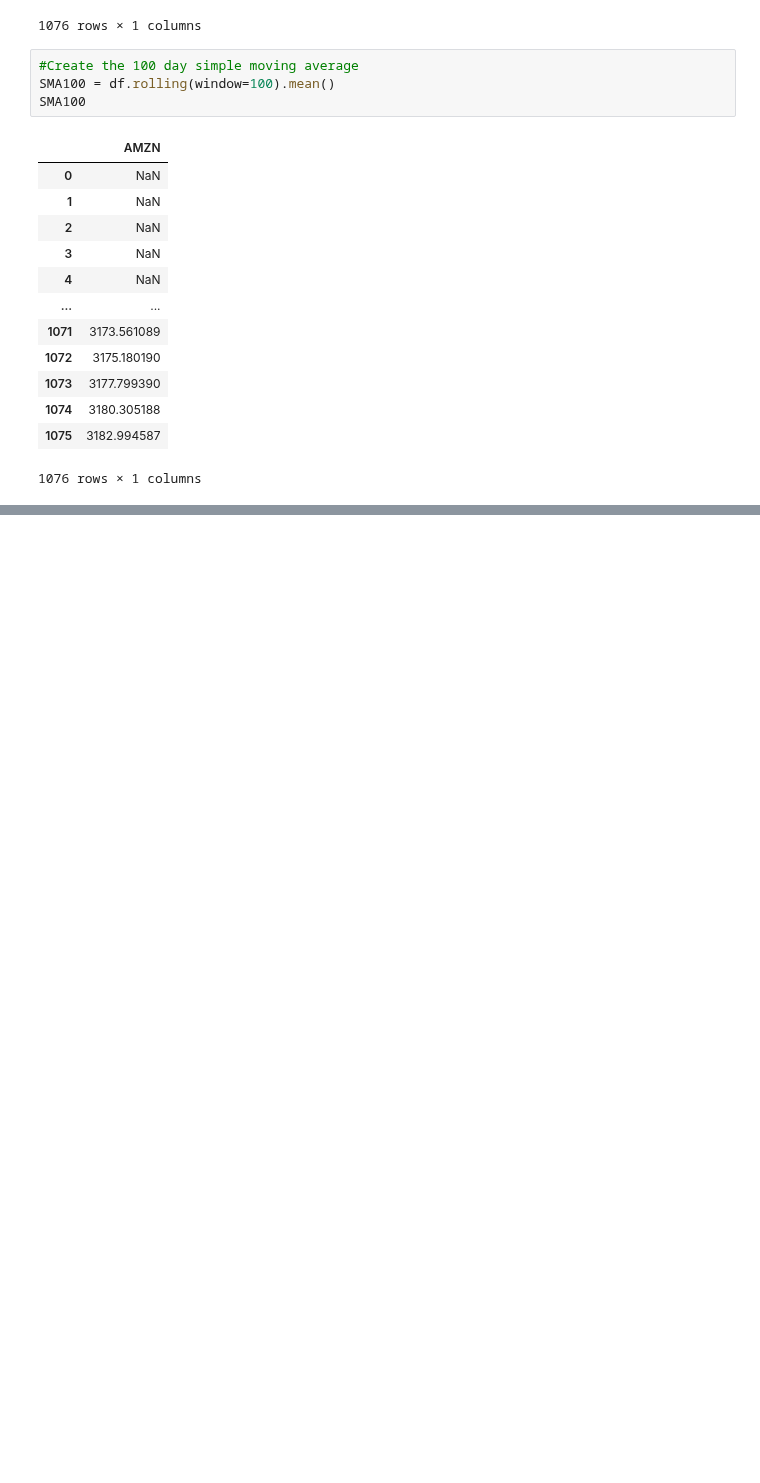
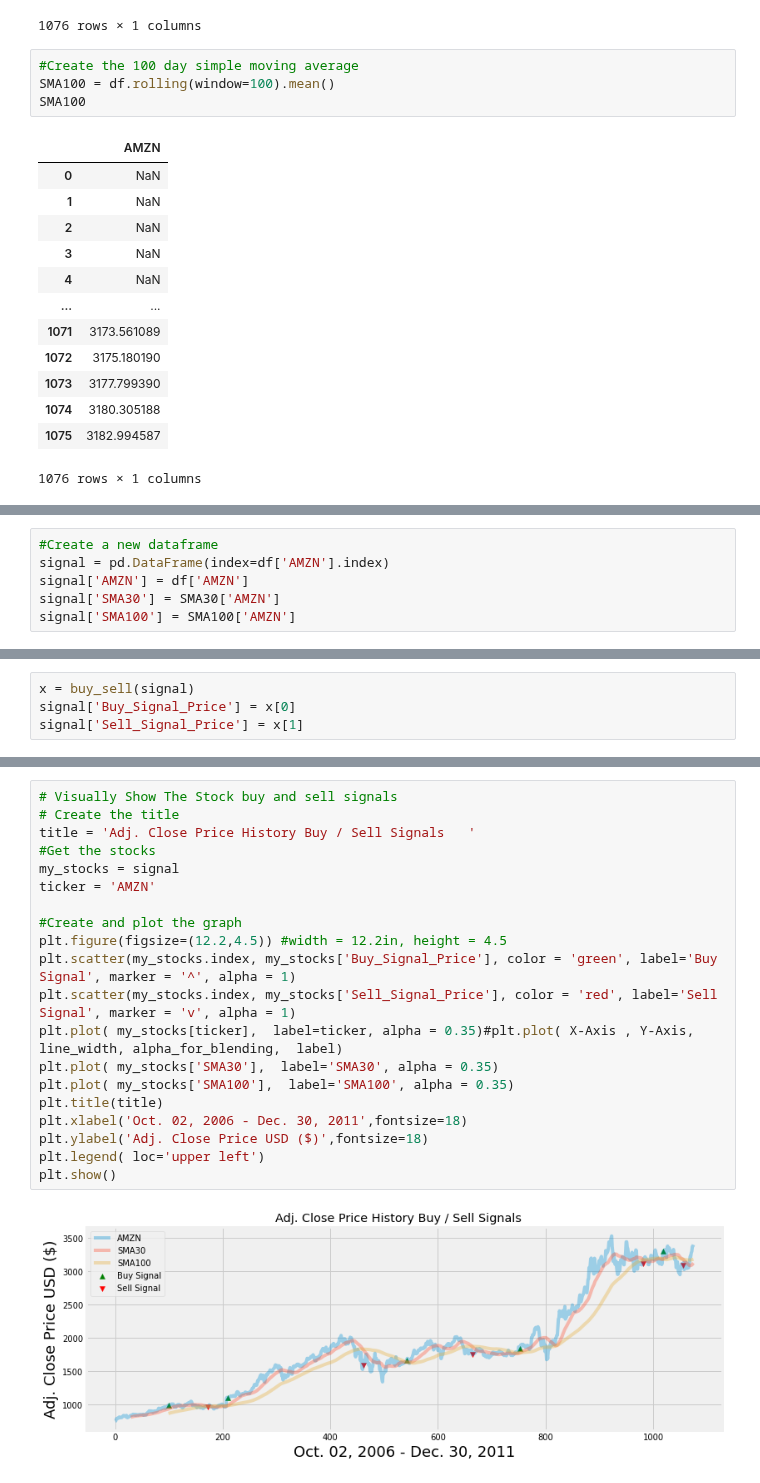
Before and after one commit to xanasa14/Finances, a Jupyter notebook: BuySell.ipynb, the cells around one changed output, grey strips where cells are left out. Drawn from its saved outputs; the diff is of its cells as text; blank space fills up the shorter version.

```diff
--- a/BuySell.ipynb
+++ b/BuySell.ipynb
@@ -90,0 +142,6 @@ SMA100
+# %%
+#Create a new dataframe
+signal = pd.DataFrame(index=df['AMZN'].index)
+signal['AMZN'] = df['AMZN']
+signal['SMA30'] = SMA30['AMZN']
+signal['SMA100'] = SMA100['AMZN']
@@ -90,0 +164,4 @@ SMA100
+# %%
+x = buy_sell(signal)
+signal['Buy_Signal_Price'] = x[0]
+signal['Sell_Signal_Price'] = x[1]
@@ -90,0 +184,22 @@ SMA100
+# %%
+# Visually Show The Stock buy and sell signals
+# Create the title
+title = 'Adj. Close Price History Buy / Sell Signals   '
+#Get the stocks
+my_stocks = signal
+ticker = 'AMZN'
+
+#Create and plot the graph
+plt.figure(figsize=(12.2,4.5)) #width = 12.2in, height = 4.5
+plt.scatter(my_stocks.index, my_stocks['Buy_Signal_Price'], color = 'green', label='Buy Signal', marker = '^', alpha = 1)
+plt.scatter(my_stocks.index, my_stocks['Sell_Signal_Price'], color = 'red', label='Sell Signal', marker = 'v', alpha = 1)
+plt.plot( my_stocks[ticker],  label=ticker, alpha = 0.35)#plt.plot( X-Axis , Y-Axis, line_width, alpha_for_blending,  label)
+plt.plot( my_stocks['SMA30'],  label='SMA30', alpha = 0.35)
+plt.plot( my_stocks['SMA100'],  label='SMA100', alpha = 0.35)
+plt.title(title)
+plt.xlabel('Oct. 02, 2006 - Dec. 30, 2011',fontsize=18)
+plt.ylabel('Adj. Close Price USD ($)',fontsize=18)
+plt.legend( loc='upper left')
+plt.show()
+# %% [output]
+[figure, added]
```
Also changed, not shown: parts of 5 cells of this notebook.
